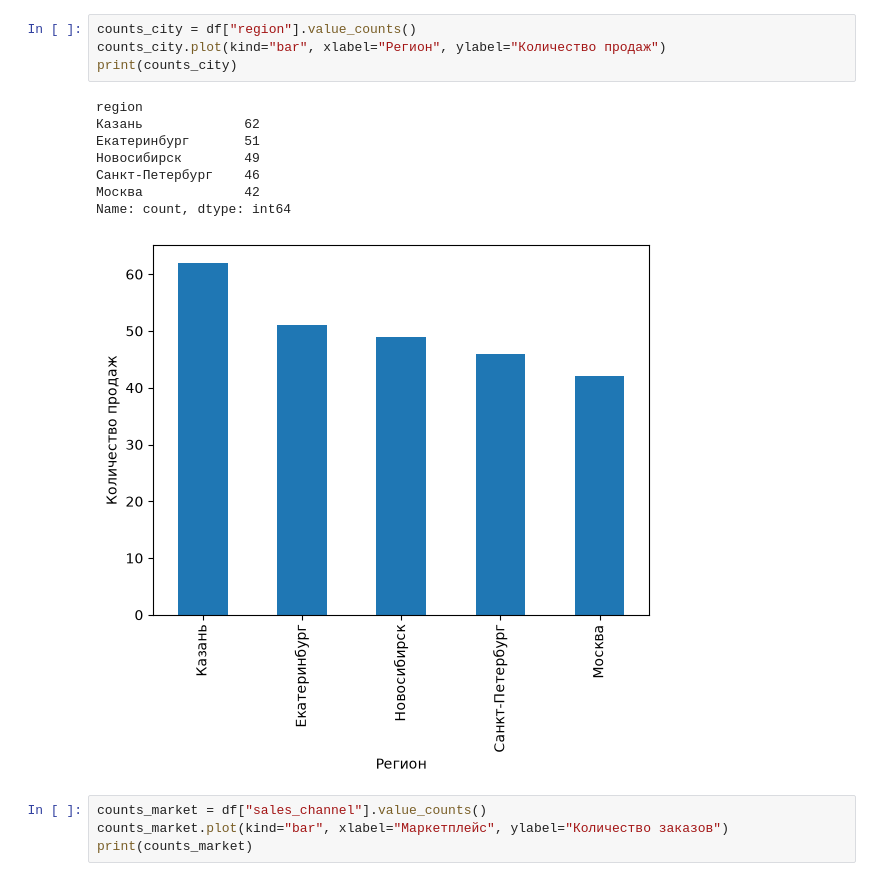
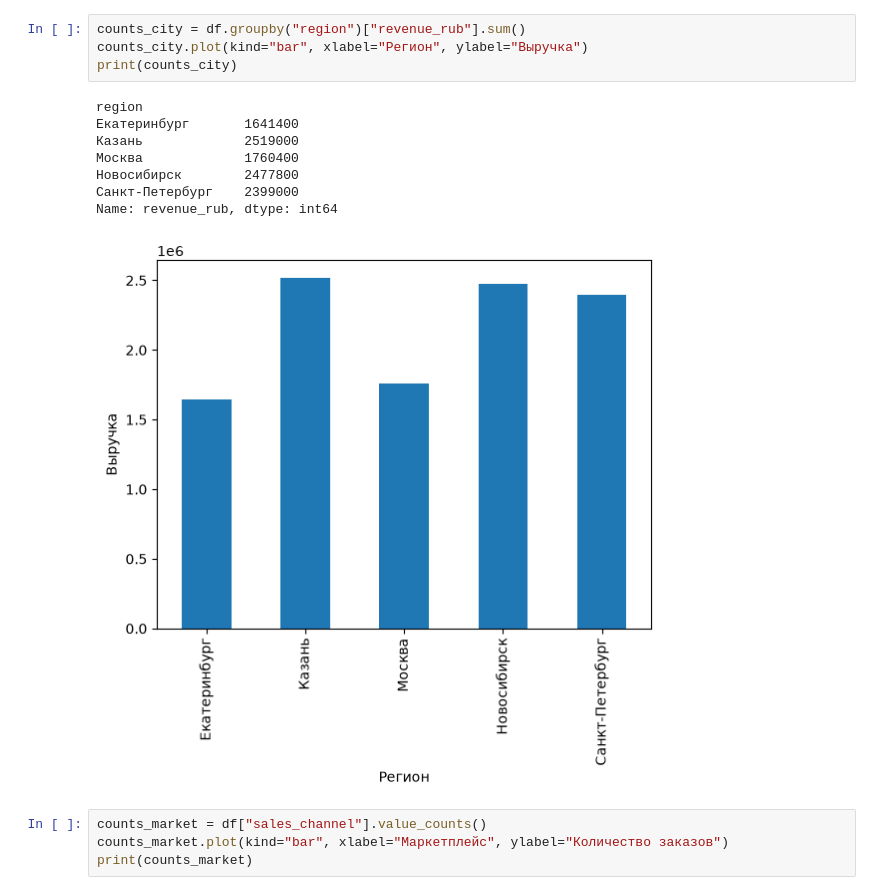
Before and after one commit to Kripchik243/Sales, a Jupyter notebook: sales.ipynb, the cells around one changed output. Drawn from its saved outputs; the diff is of its cells as text.

```diff
--- a/sales.ipynb
+++ b/sales.ipynb
@@ -42,16 +18,16 @@ Name: count, dtype: int64
 # %%
-counts_city = df["region"].value_counts()
-counts_city.plot(kind="bar", xlabel="Регион", ylabel="Количество продаж")
+counts_city = df.groupby("region")["revenue_rub"].sum()
+counts_city.plot(kind="bar", xlabel="Регион", ylabel="Выручка")
 print(counts_city)
 # %% [output]
 region
-Казань             62
-Екатеринбург       51
-Новосибирск        49
-Санкт-Петербург    46
-Москва             42
-Name: count, dtype: int64
+Екатеринбург       1641400
+Казань             2519000
+Москва             1760400
+Новосибирск        2477800
+Санкт-Петербург    2399000
+Name: revenue_rub, dtype: int64
-[figure, old version]
+[figure, new version]
 # %%
 counts_market = df["sales_channel"].value_counts()
 counts_market.plot(kind="bar", xlabel="Маркетплейс", ylabel="Количество заказов")
```
Also changed, not shown: parts of 3 cells of this notebook.
